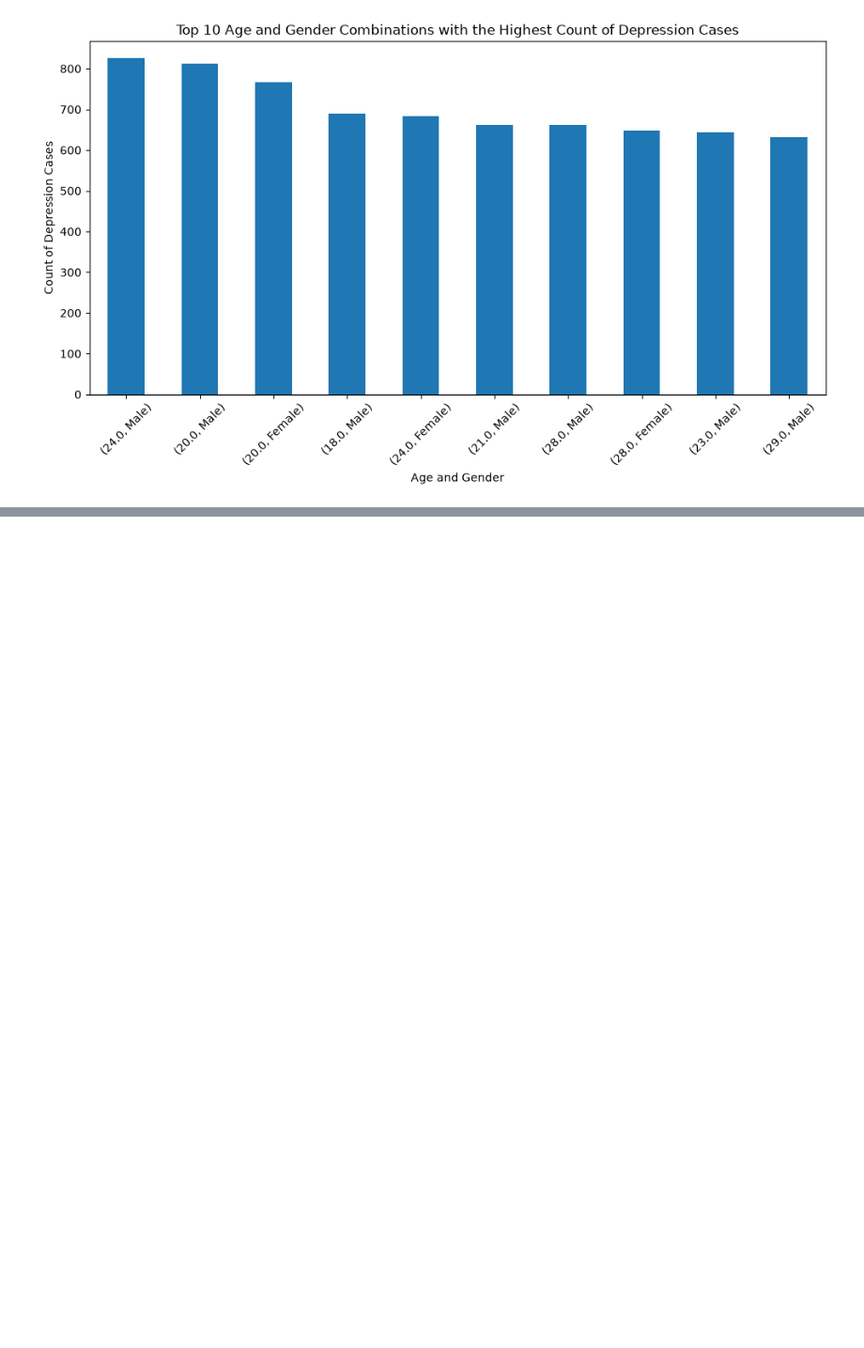
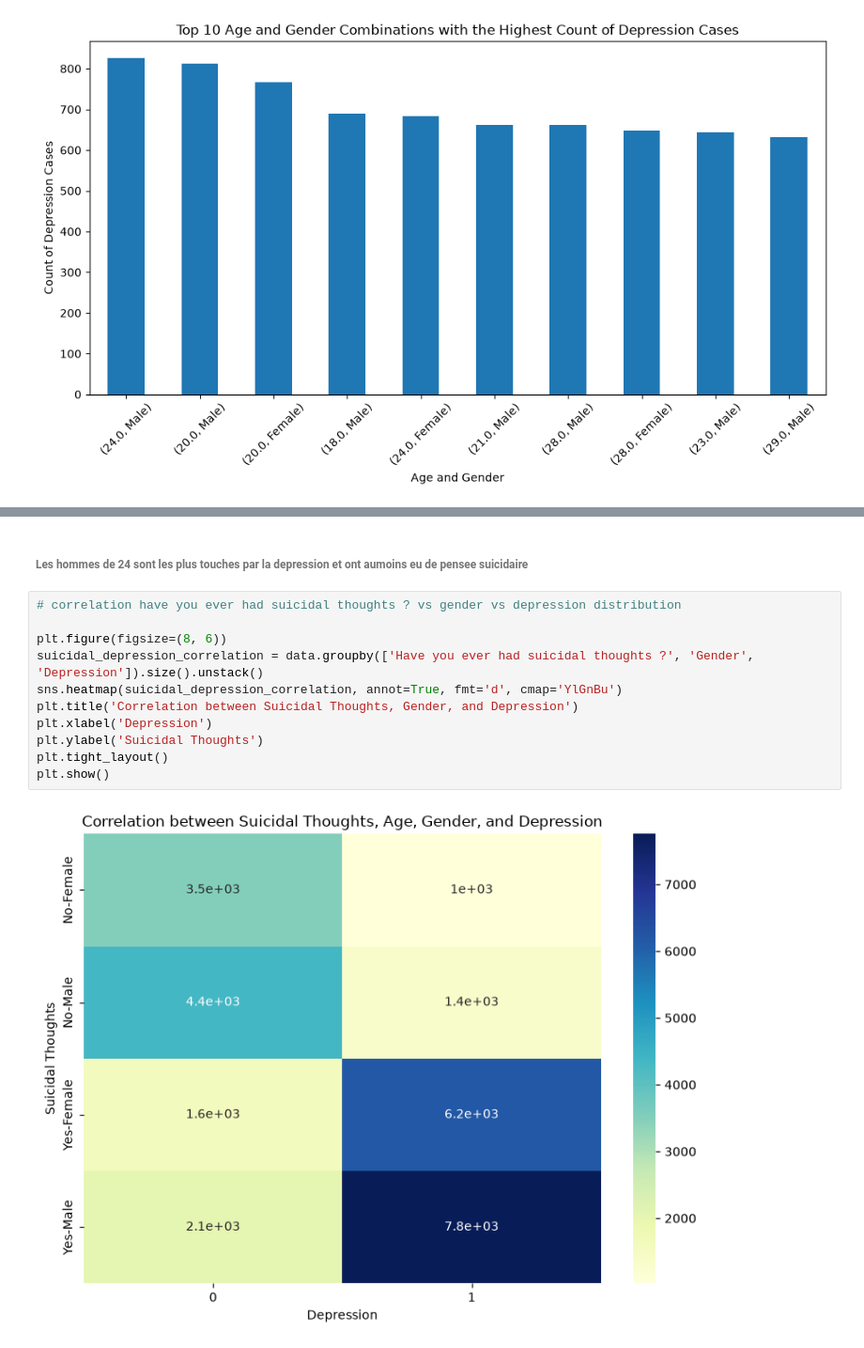
Before and after one commit to UlysseNMK312/Student_depression_analysis, a Jupyter notebook: notebooks/exploration.ipynb, the cells around one changed output, grey strips where cells are left out. Shown at 94% size. Drawn from its saved outputs; the diff is of its cells as text; blank space fills up the shorter version.

```diff
--- a/notebooks/exploration.ipynb
+++ b/notebooks/exploration.ipynb
@@ -340,0 +343,15 @@ plt.show()
+# %% [markdown]
+###### Les hommes de 24 sont les plus touches par la depression et ont aumoins eu de pensee suicidaire
+# %%
+# correlation have you ever had suicidal thoughts ? vs gender vs depression distribution
+
+plt.figure(figsize=(8, 6))
+suicidal_depression_correlation = data.groupby(['Have you ever had suicidal thoughts ?', 'Gender', 'Depression']).size().unstack()
+sns.heatmap(suicidal_depression_correlation, annot=True, fmt='d', cmap='YlGnBu')
+plt.title('Correlation between Suicidal Thoughts, Gender, and Depression')
+plt.xlabel('Depression')
+plt.ylabel('Suicidal Thoughts')
+plt.tight_layout()
+plt.show()
+# %% [output]
+[figure, added]
```
Also changed, not shown: parts of 1 cell of this notebook.
